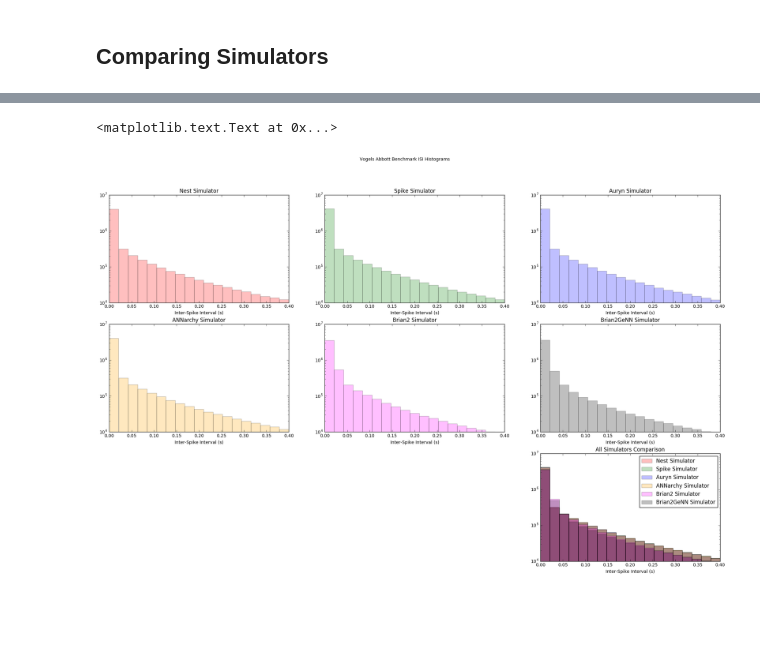
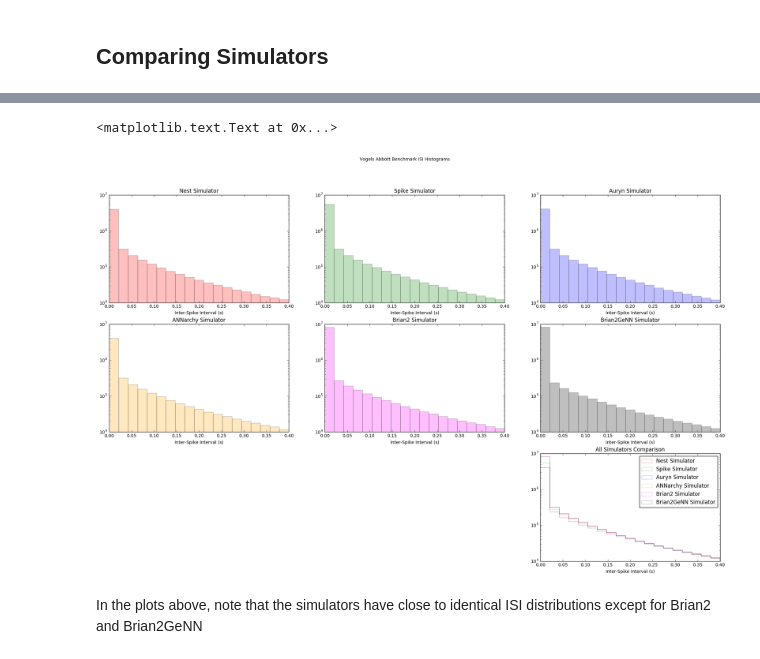
Before and after one commit to nasiryahm/SNNSimulatorComparison, a Jupyter notebook: Benchmarks/VogelsAbbott/_results/SimulatorComparisons.ipynb, the cells around one changed output, grey strips where cells are left out. Saved outputs shown, nothing was run; the diff lists cells and outputs as text; code cells hidden in the pictures; blank space fills up the shorter version.

```diff
--- a/Benchmarks/VogelsAbbott/_results/SimulatorComparisons.ipynb
+++ b/Benchmarks/VogelsAbbott/_results/SimulatorComparisons.ipynb
@@ -88,9 +95,9 @@ timesfile = "../Spike/Build/output/Neurons_SpikeTimes_Untrained_Epoch0.bin"
 spike_df = pd.DataFrame(data = {"ids": np.fromfile(idsfile, dtype=np.int32), "times": np.fromfile(timesfile, dtype=np.float32)})
 # %%
 # Calculate ISIs
-spike_ISIs = get_ISIs(spike_df)
+spike_ISIs = get_ISIs(spike_df["ids"].values, spike_df["times"].values)
 # Calculating firing rates for the last 50s
-spike_neuronrates = get_rates(spike_df)
+spike_neuronrates = get_rates(spike_df["ids"].values, spike_df["times"].values)
 # %%
 spike_data = {
     "name": "Spike",
@@ -116,9 +123,9 @@ annarchy_df = pd.read_csv(spikesfile, delim_whitespace=True, header=None, names=
 annarchy_df["times"] /= 10000.0
 # %%
 # Calculate ISIs
-annarchy_ISIs = get_ISIs(annarchy_df)
+annarchy_ISIs = get_ISIs(annarchy_df["ids"].values, annarchy_df["times"].values)
 # Calculating firing rates for the last 50s
-annarchy_neuronrates = get_rates(annarchy_df)
+annarchy_neuronrates = get_rates(annarchy_df["ids"].values, annarchy_df["times"].values)
 # %%
 annarchy_data = {
     "name": "ANNarchy",
@@ -145,8 +149,8 @@ brian2_df = pd.read_csv(spikesfile, delim_whitespace=True, header=None, names=["
 # %%
 # Calculate ISIs
-brian2_ISIs = get_ISIs(brian2_df)
+brian2_ISIs = get_ISIs(brian2_df["ids"].values, brian2_df["times"].values)
 # Calculating firing rates for the last 50s
-brian2_neuronrates = get_rates(brian2_df)
+brian2_neuronrates = get_rates(brian2_df["ids"].values, brian2_df["times"].values)
 # %%
 brian2_data = {
     "name": "Brian2",
@@ -173,8 +176,8 @@ brian2genn_df = pd.read_csv(spikesfile, delim_whitespace=True, header=None, name
 # %%
 # Calculate ISIs
-brian2genn_ISIs = get_ISIs(brian2genn_df)
+brian2genn_ISIs = get_ISIs(brian2genn_df["ids"].values, brian2genn_df["times"].values)
 # Calculating firing rates for the last 50s
-brian2genn_neuronrates = get_rates(brian2genn_df)
+brian2genn_neuronrates = get_rates(brian2genn_df["ids"].values, brian2genn_df["times"].values)
 # %%
 brian2genn_data = {
     "name": "Brian2GeNN",
@@ -216,35 +219,37 @@ fig.suptitle('Vogels Abbott Benchmark Spike Trains')
 # %%
 binvals = np.linspace(0.0, 0.4, 20)
 colours = ['red', 'green', 'blue', 'orange', 'magenta', 'black']
 fig = plt.figure(figsize=(25, 15))
 num_rows = 3
 
 #Individual ISI plots
 for index, data in enumerate(simulator_data):
     ax = plt.subplot(num_rows, int(np.ceil(float(len(simulator_data) + 1) / num_rows)), index + 1)
+    ax.set_yscale('log')
     ax.hist(np.asarray(data["ISIs"]), bins=binvals, label=(data["name"] + " Simulator"), alpha=0.25, color=colours[index])
     ax.set_title(data["name"] + " Simulator")
     ax.set_xlabel("Inter-Spike Interval (s)")
-    ax.set_yscale('log')
     ax.set_xlim([0.00, 0.40])
     ax.set_ylim([10**4, 10**7])
 
 
 # Combined ISI plot
 all_ax = plt.subplot(num_rows, int(np.ceil(float(len(simulator_data) + 1) / num_rows)), (num_rows * int(np.ceil(float(len(simulator_data) + 1) / num_rows))))
 for index, data in enumerate(simulator_data):
-    all_ax.hist(np.asarray(data["ISIs"]), bins=binvals, label=(data["name"] + " Simulator"), alpha=0.25, color=colours[index])
+    all_ax.hist(np.asarray(data["ISIs"]), bins=binvals, label=(data["name"] + " Simulator"), alpha=0.25, color=colours[index], histtype=u'step')
 all_ax.set_title("All Simulators Comparison")
 all_ax.set_xlabel("Inter-Spike Interval (s)")
 all_ax.set_yscale('log')
 all_ax.set_ylim([10**4, 10**7])
 all_ax.set_xlim([0.00, 0.40])
 all_ax.legend()
 
 fig.suptitle('Vogels Abbott Benchmark ISI Histograms')
 # %% [output]
 <matplotlib.text.Text at 0x...>
-[figure, old version]
+[figure, new version]
+# %% [markdown]
+In the plots above, note that the simulators have close to identical ISI distributions except for Brian2 and Brian2GeNN
 # %%
 fig = plt.figure(figsize=(12, 6))
 
```
Also changed, not shown: parts of 16 cells of this notebook.
